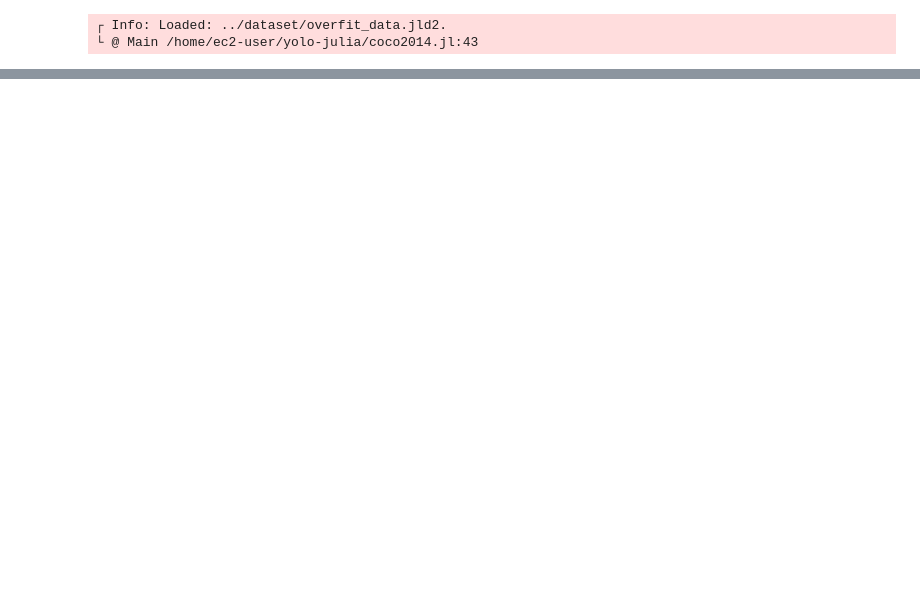
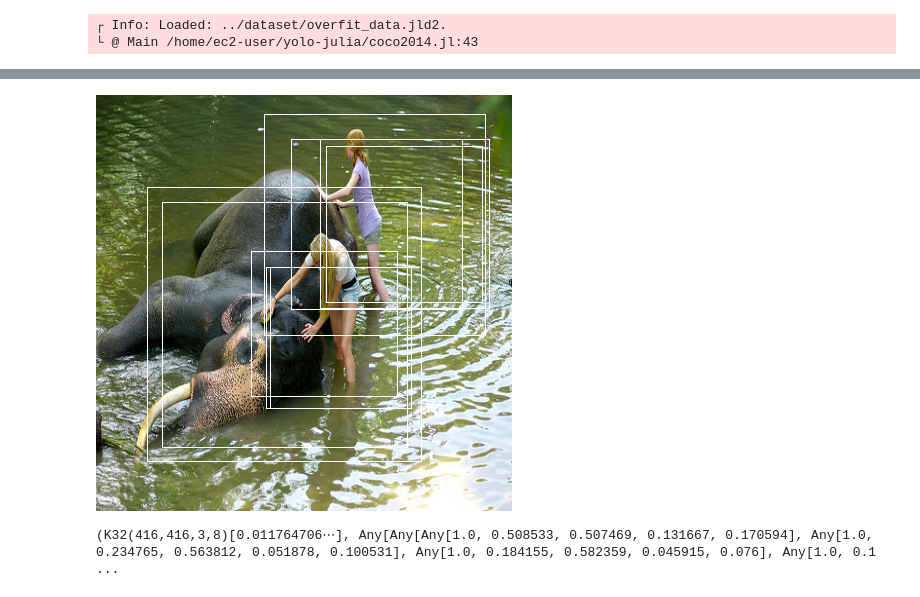
Before and after one commit to bcsefercik/yolo-julia, a Jupyter notebook: ijulia_notebooks/test_train.ipynb, the cells around one changed output, grey strips where cells are left out. Saved outputs shown, nothing was run; the diff lists cells and outputs as text; code cells hidden in the pictures; blank space fills up the shorter version.

Commit message:
result visualization

```diff
--- a/ijulia_notebooks/test_train.ipynb
+++ b/ijulia_notebooks/test_train.ipynb
@@ -204,0 +158,36 @@ model(xx, training=false)
+# %%
+using Images
+
+include("../utils/img.jl")
+out = model(xx, training=false)
+out_cpu = convert(Array{Float32}, out)
+
+xx_cpu = convert(Array{Float32}, xx);
+
+# Images.@view xx_cpu[:, :, :, 1]
+
+# img = RGB.(255*xx_cpu[:, :, :, 1])
+
+a = 7
+A = permutedims(xx_cpu[:, :, :, a], (3,1,2))
+img = colorview(RGB, A)
+filtered = out_cpu[1:4, out_cpu[5, :, a] .> 0.6, a]
+
+function get_x1y1x2y2_(label, img_size=(416, 416))
+    x1 = Integer(round((label[1] - label[3]/2)))
+    y1 = Integer(round((label[2] - label[4]/2)))
+    x2 = Integer(round((label[1] + label[3]/2)))
+    y2 = Integer(round((label[2] + label[4]/2)))
+
+    return (x1, y1, x2, y2)
+end
+
+for i in 1:size(filtered)[2]
+    y1, x1, y2, x2 = get_x1y1x2y2_(filtered[:, i][:])
+    pol = get_polygon(x1, y1, x2, y2)
+    img = ImageDraw.draw(img, pol)
+end
+
+img
+# %% [output]
+[figure, added]
@@ -205,3 +260,7 @@ model(xx, training=false)
+# %%
+xx, yy = first(dtrn)
+# %% [output]
+(K32(416,416,3,8)[0.011764706⋯], Any[Any[Any[1.0, 0.508533, 0.507469, 0.131667, 0.170594], Any[1.0, 0.234765, 0.563812, 0.051878, 0.100531], Any[1.0, 0.184155, 0.582359, 0.045915, 0.076], Any[1.0, 0.1 ...
 # %%
 plot(1:length(val_loss), log.(trn_loss), label="train", xlabel="Iterations", ylabel="Loss")
 display(plot!(1:length(val_loss), log.(val_loss), label="test"))
```
Also changed, not shown: parts of 18 cells of this notebook.
